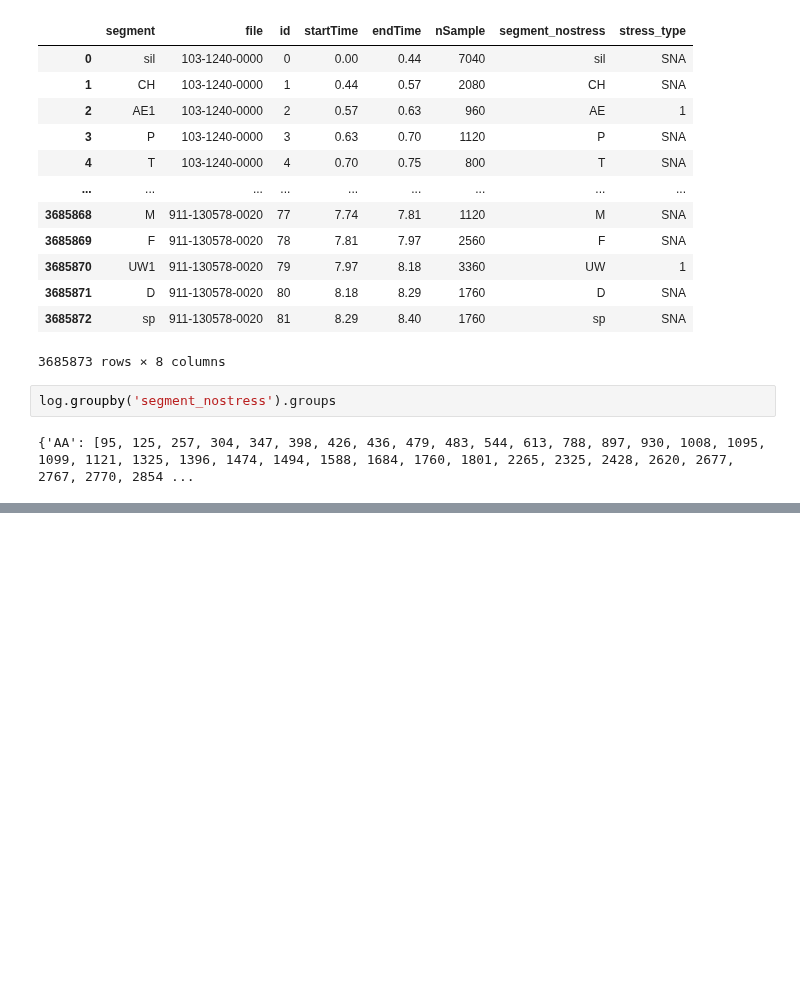
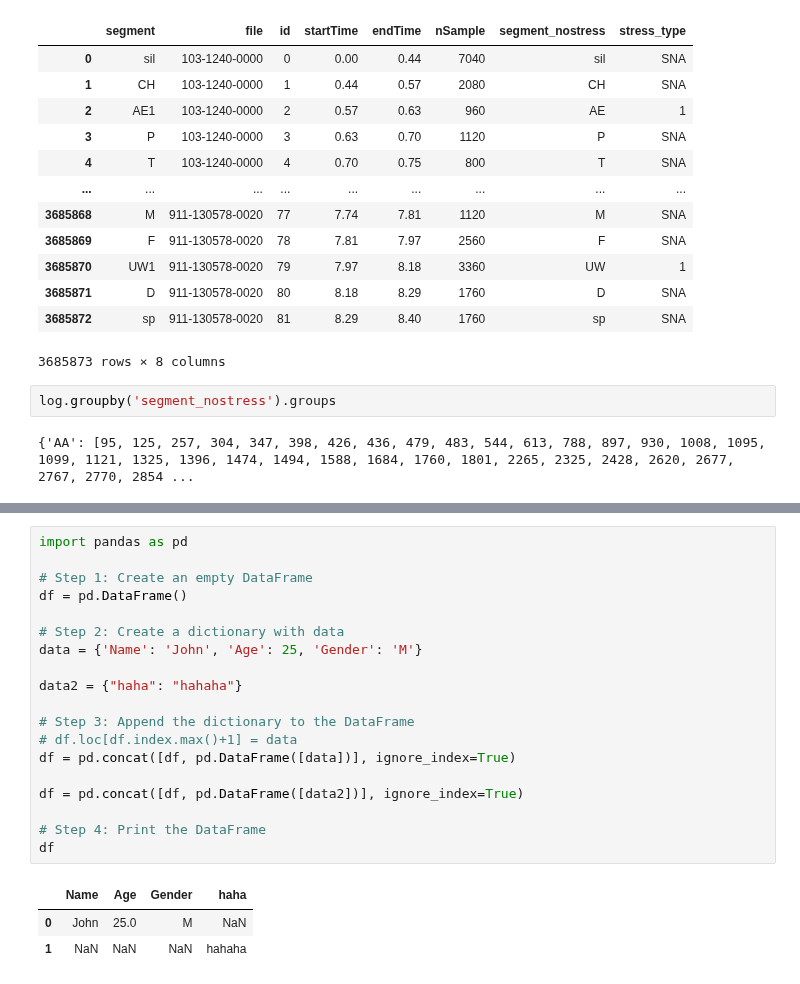
Before and after one commit to Frankalexej/lffl, a Jupyter notebook: try.ipynb, the cells around one changed output, grey strips where cells are left out. Cells and saved outputs as stored; diff of their text form; blank space fills up the shorter version.

```diff
--- a/try.ipynb
+++ b/try.ipynb
@@ -244,0 +345,23 @@ log.groupby('segment_nostress').groups
+# %%
+import pandas as pd
+
+# Step 1: Create an empty DataFrame
+df = pd.DataFrame()
+
+# Step 2: Create a dictionary with data
+data = {'Name': 'John', 'Age': 25, 'Gender': 'M'}
+
+data2 = {"haha": "hahaha"}
+
+# Step 3: Append the dictionary to the DataFrame
+# df.loc[df.index.max()+1] = data
+df = pd.concat([df, pd.DataFrame([data])], ignore_index=True)
+
+df = pd.concat([df, pd.DataFrame([data2])], ignore_index=True)
+
+# Step 4: Print the DataFrame
+df
+# %% [output]
+|  | Name | Age | Gender | haha |
+| 0 | John | 25.0 | M | NaN |
+| 1 | NaN | NaN | NaN | hahaha |
```
Also changed, not shown: parts of 24 cells of this notebook, 13 other files.
